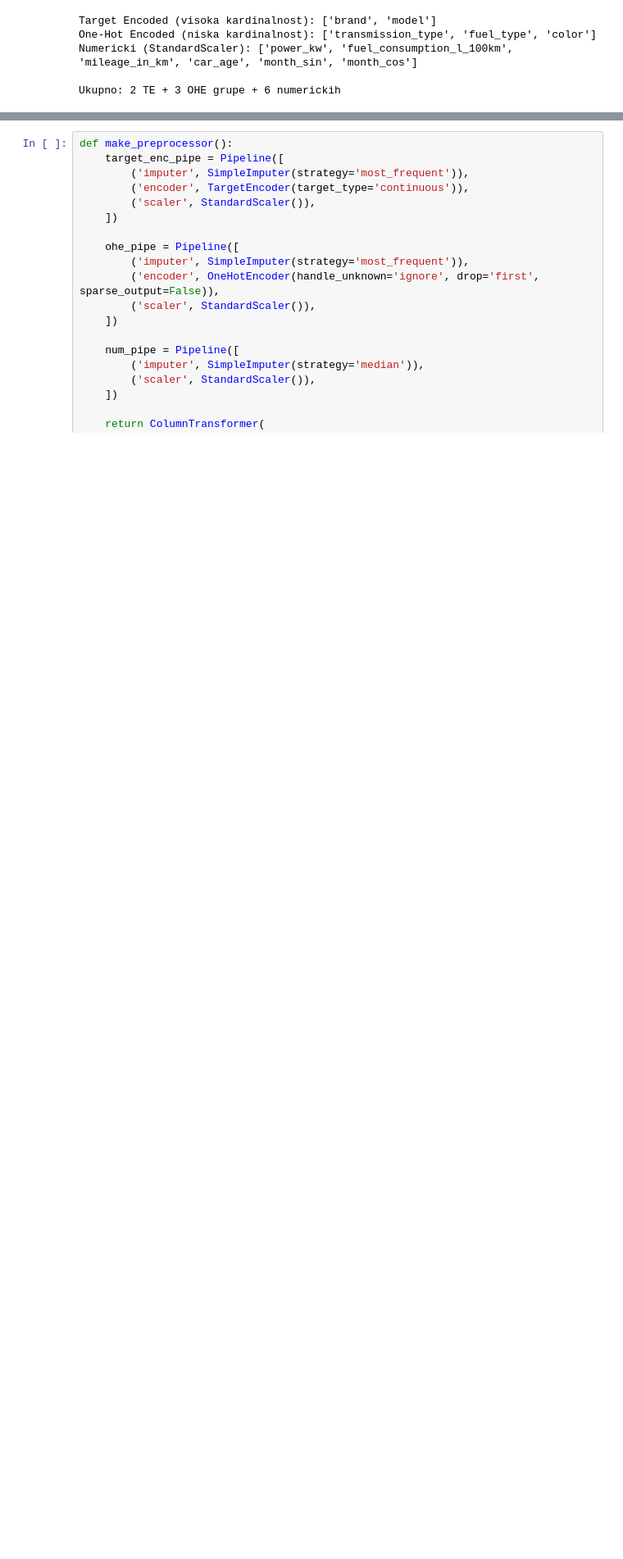
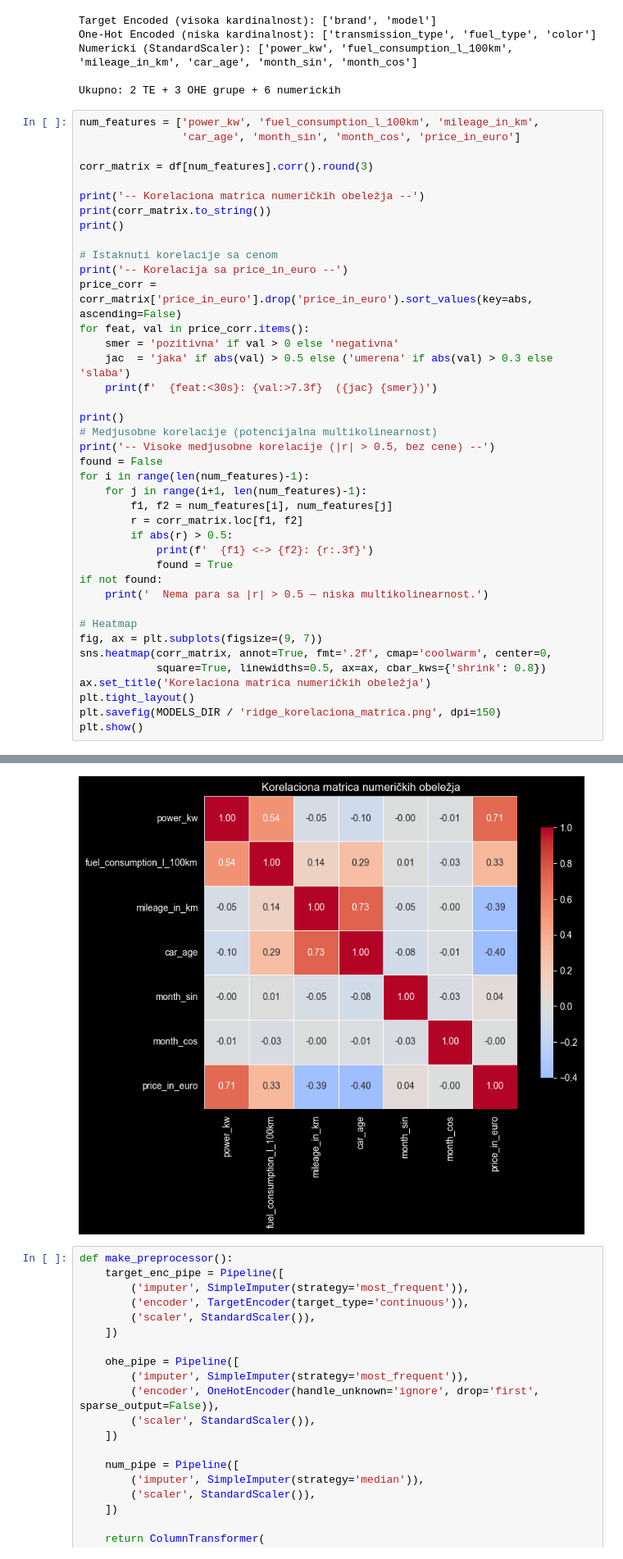
Before and after one commit to IsidorIvanov/used-car-price-prediction, a Jupyter notebook: src/RidgeSolution.ipynb, the cells around one changed output, grey strips where cells are left out. Shown at 82% size. Cells and saved outputs as stored; diff of their text form; blank space fills up the shorter version.

Commit message:
Few changes Ridge

```diff
--- a/src/RidgeSolution.ipynb
+++ b/src/RidgeSolution.ipynb
@@ -235,3 +315,44 @@ One-Hot Encoded (niska kardinalnost): ['transmission_type', 'fuel_type', 'color'
 Numericki (StandardScaler): ['power_kw', 'fuel_consumption_l_100km', 'mileage_in_km', 'car_age', 'month_sin', 'month_cos']
 
 Ukupno: 2 TE + 3 OHE grupe + 6 numerickih
+# %%
+num_features = ['power_kw', 'fuel_consumption_l_100km', 'mileage_in_km',
+                'car_age', 'month_sin', 'month_cos', 'price_in_euro']
+
+corr_matrix = df[num_features].corr().round(3)
+
+print('-- Korelaciona matrica numeričkih obeležja --')
+print(corr_matrix.to_string())
+print()
+
+# Istaknuti korelacije sa cenom
+print('-- Korelacija sa price_in_euro --')
+price_corr = corr_matrix['price_in_euro'].drop('price_in_euro').sort_values(key=abs, ascending=False)
+for feat, val in price_corr.items():
+    smer = 'pozitivna' if val > 0 else 'negativna'
+    jac  = 'jaka' if abs(val) > 0.5 else ('umerena' if abs(val) > 0.3 else 'slaba')
+    print(f'  {feat:<30s}: {val:>7.3f}  ({jac} {smer})')
+
+print()
+# Medjusobne korelacije (potencijalna multikolinearnost)
+print('-- Visoke medjusobne korelacije (|r| > 0.5, bez cene) --')
+found = False
+for i in range(len(num_features)-1):
+    for j in range(i+1, len(num_features)-1):
+        f1, f2 = num_features[i], num_features[j]
+        r = corr_matrix.loc[f1, f2]
+        if abs(r) > 0.5:
+            print(f'  {f1} <-> {f2}: {r:.3f}')
+            found = True
+if not found:
+    print('  Nema para sa |r| > 0.5 — niska multikolinearnost.')
+
+# Heatmap
+fig, ax = plt.subplots(figsize=(9, 7))
+sns.heatmap(corr_matrix, annot=True, fmt='.2f', cmap='coolwarm', center=0,
+            square=True, linewidths=0.5, ax=ax, cbar_kws={'shrink': 0.8})
+ax.set_title('Korelaciona matrica numeričkih obeležja')
+plt.tight_layout()
+plt.savefig(MODELS_DIR / 'ridge_korelaciona_matrica.png', dpi=150)
+plt.show()
+# %% [output]
@@ -238,3 +376,4 @@ Ukupno: 2 TE + 3 OHE grupe + 6 numerickih
+[figure, added]
 # %%
 def make_preprocessor():
     target_enc_pipe = Pipeline([
```
Also changed, not shown: parts of 9 cells of this notebook.
